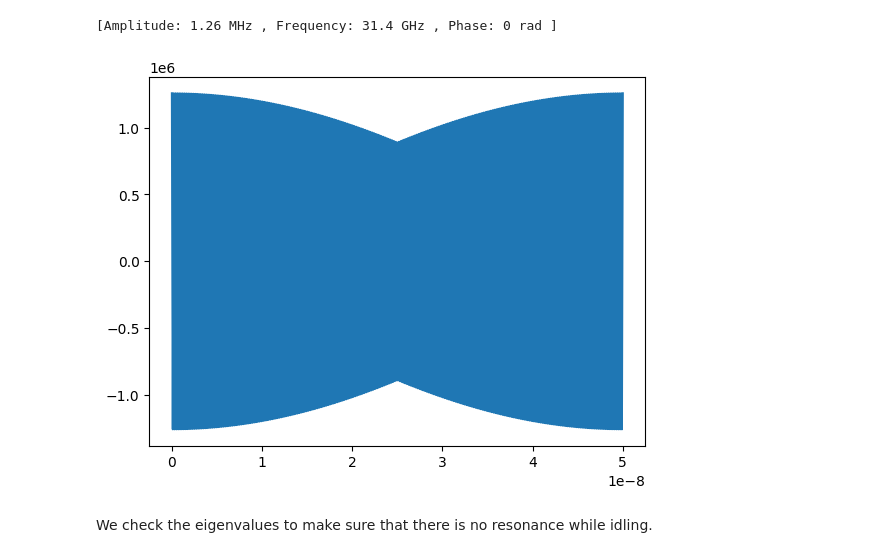
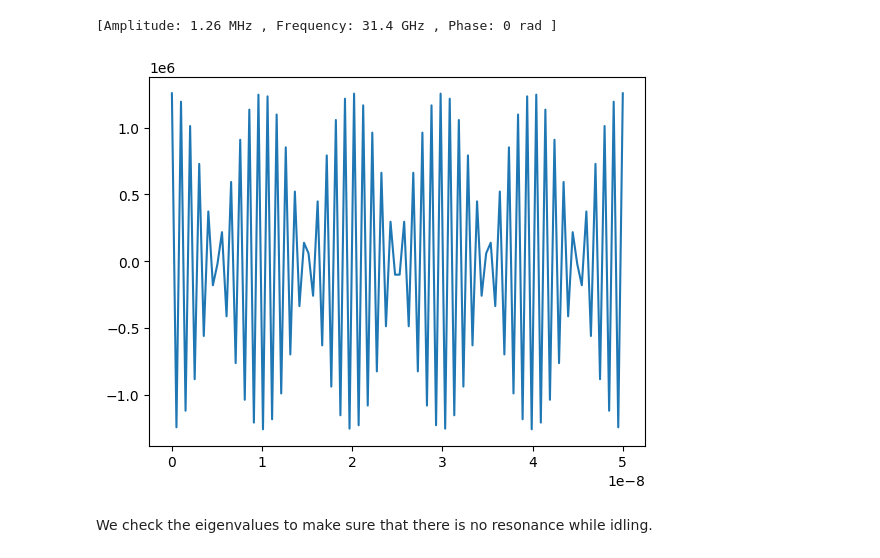
Before and after one commit to FZJ-PGI-12/paraqeet, a Jupyter notebook: examples/two-qubit-cross-resonance.ipynb, the cells around one changed output. Saved outputs shown, nothing was run; the diff lists cells and outputs as text; code cells hidden in the pictures.

```diff
--- a/examples/two-qubit-cross-resonance.ipynb
+++ b/examples/two-qubit-cross-resonance.ipynb
@@ -55,14 +55,14 @@ hamiltonian = CompositeHamiltonian([transmon1, transmon2], [coupling])
 [Amplitude: 1.26 MHz , Frequency: 31.4 GHz , Phase: 0 rad ]
 # %%
 t_final = 50e-9
-times = np.linspace(0, t_final, 1000)
+times = np.linspace(0, t_final, 100)
 signal = generator.generateSignal(times)
 
 plt.figure()
 plt.plot(times, signal)
 plt.show()
 # %% [output]
-[figure, old version]
+[figure, new version]
 # %% [markdown]
 We check the eigenvalues to make sure that there is no resonance while idling.
 # %%
```
Also changed, not shown: parts of 2 cells of this notebook, 1 other file.
